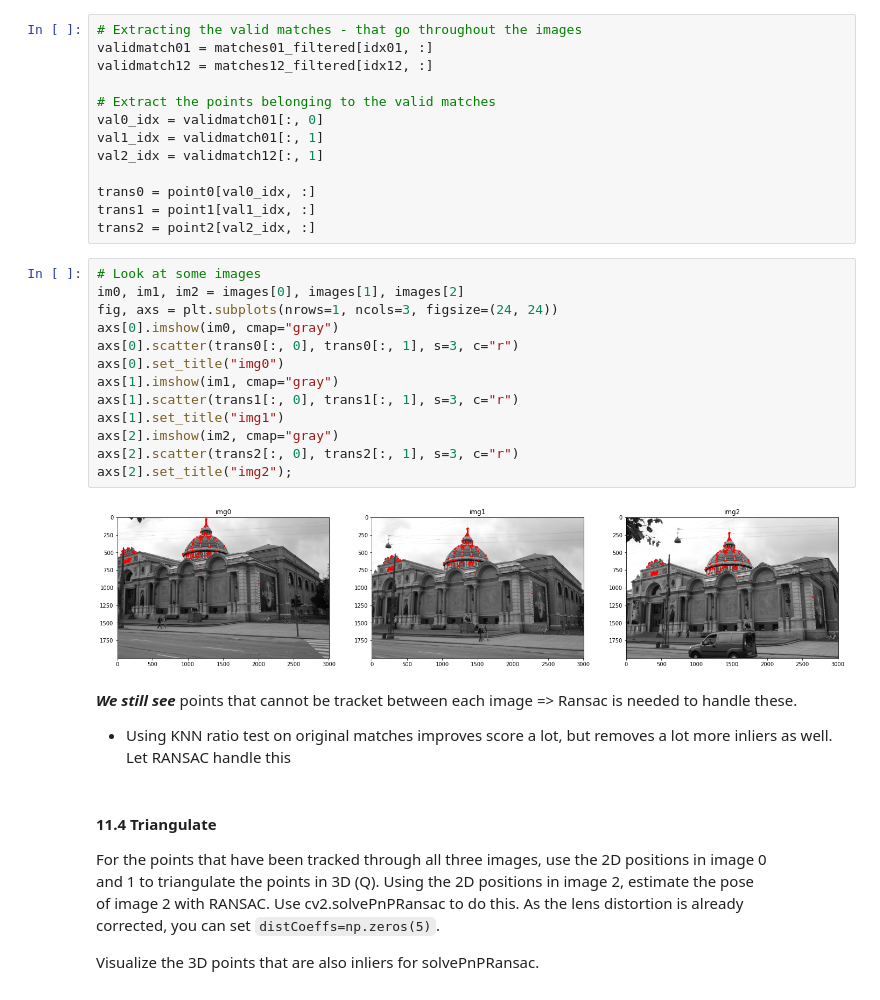
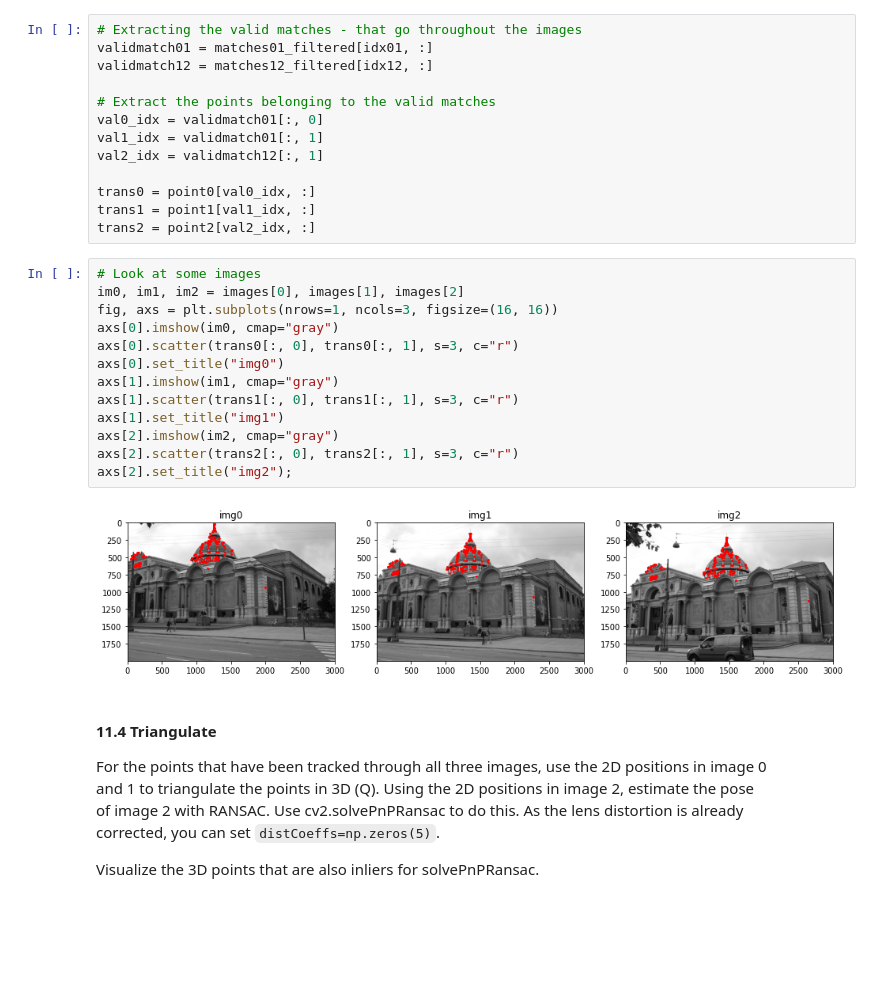
Before and after one commit to henrfj/02504-Computer-Vision, a Jupyter notebook: ex11_VO_1.ipynb, the cells around one changed output. Cells and saved outputs as stored; diff of their text form; blank space fills up the shorter version.

```diff
--- a/ex11 VO.ipynb
+++ b/ex11_VO_1.ipynb
@@ -200,21 +198,18 @@ trans2 = point2[val2_idx, :]
 # %%
 # Look at some images
 im0, im1, im2 = images[0], images[1], images[2]
-fig, axs = plt.subplots(nrows=1, ncols=3, figsize=(24, 24))
+fig, axs = plt.subplots(nrows=1, ncols=3, figsize=(16, 16))
 axs[0].imshow(im0, cmap="gray")
 axs[0].scatter(trans0[:, 0], trans0[:, 1], s=3, c="r")
 axs[0].set_title("img0")
 axs[1].imshow(im1, cmap="gray")
 axs[1].scatter(trans1[:, 0], trans1[:, 1], s=3, c="r")
 axs[1].set_title("img1")
 axs[2].imshow(im2, cmap="gray")
 axs[2].scatter(trans2[:, 0], trans2[:, 1], s=3, c="r")
 axs[2].set_title("img2");
 # %% [output]
-[figure, old version]
+[figure, new version]
-# %% [markdown]
-***We still see*** points that cannot be tracket between each image => Ransac is needed to handle these.
-- Using KNN ratio test on original matches improves score a lot, but removes a lot more inliers as well. Let RANSAC handle this
 # %% [markdown]
 #### 11.4 Triangulate
 
```
Also changed, not shown: parts of 6 cells of this notebook, 1 other file.
